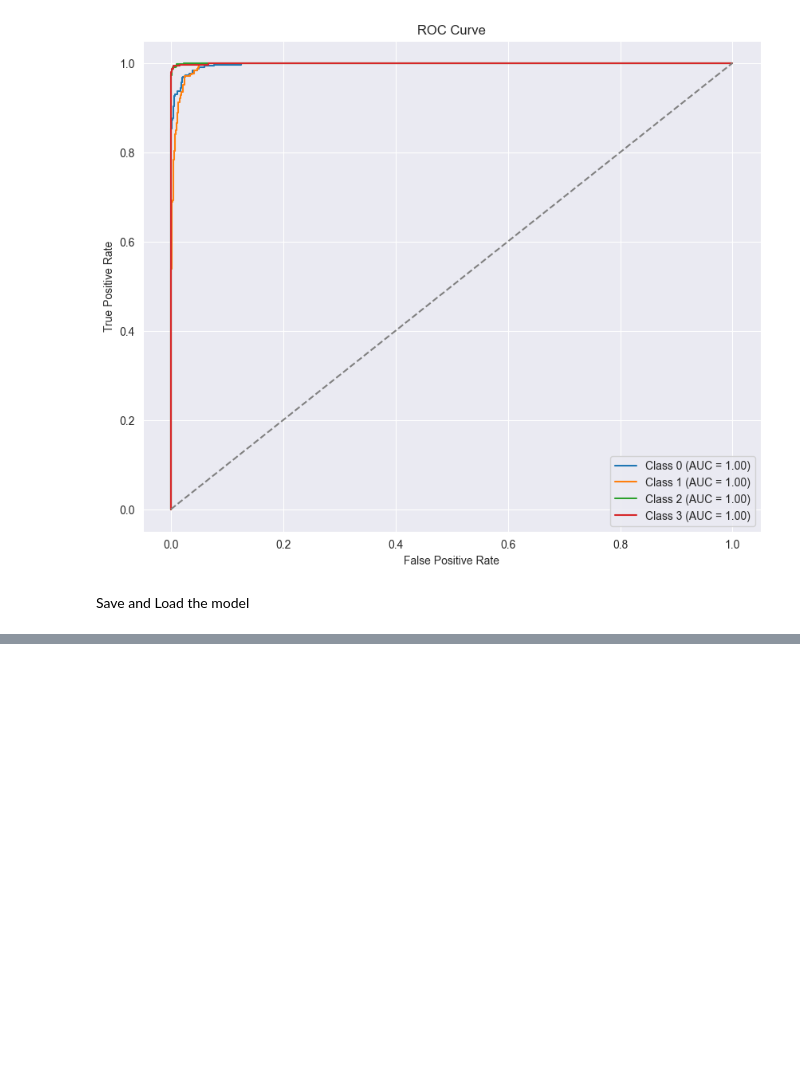
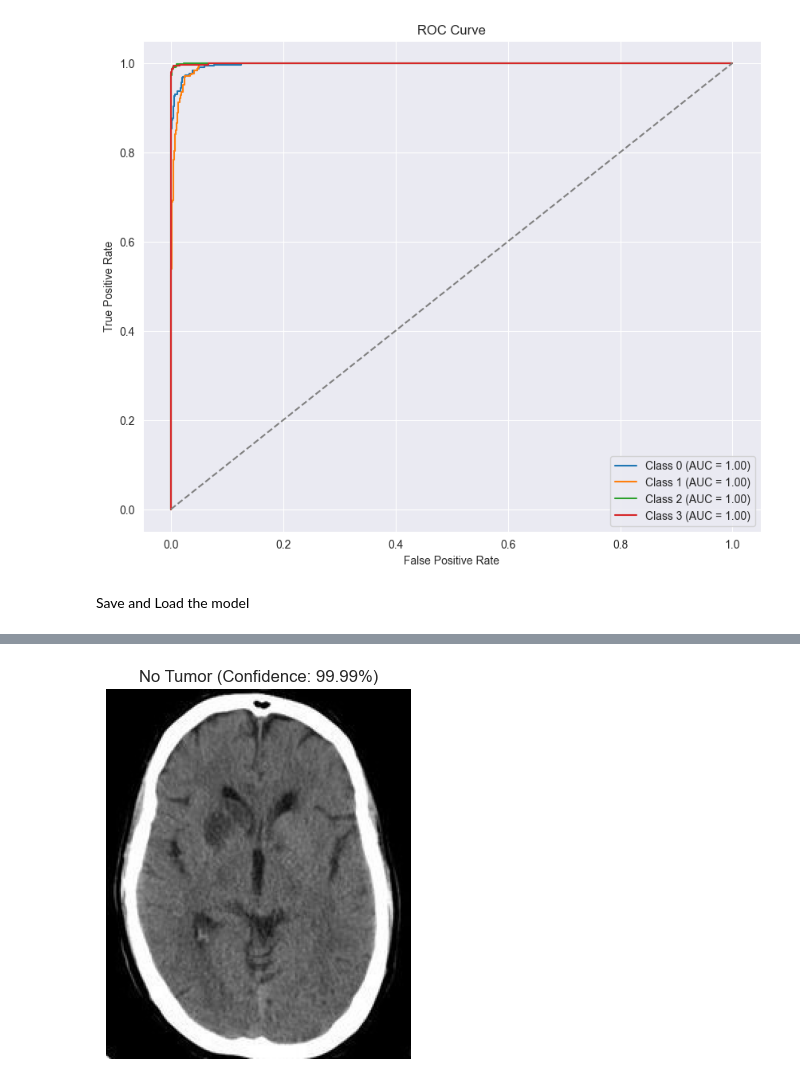
Before and after one commit to Arghya-Tech99/Brain-Tumor-Classifier, a Jupyter notebook: Tumor_detection.ipynb, the cells around one changed output, grey strips where cells are left out. Saved outputs shown, nothing was run; the diff lists cells and outputs as text; code cells hidden in the pictures; blank space fills up the shorter version.

```diff
--- a/Tumor_detection.ipynb
+++ b/Tumor_detection.ipynb
@@ -269,0 +329,5 @@ Save and Load the model
+# %%
+# Example usage
+image_path = 'C:/Users/Arghya/OneDrive/Documents/Brain-Tumor/data/Testing/notumor/Te-no_0010.jpg'  # Provide the path to your new image
+detect_and_display(image_path, model)
+# %% [output]
@@ -269,0 +335 @@ Save and Load the model
+[figure, added]
```
Also changed, not shown: parts of 6 cells of this notebook.
